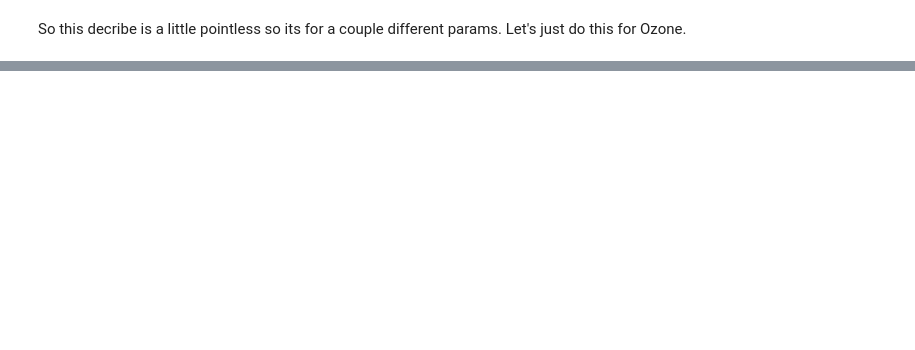
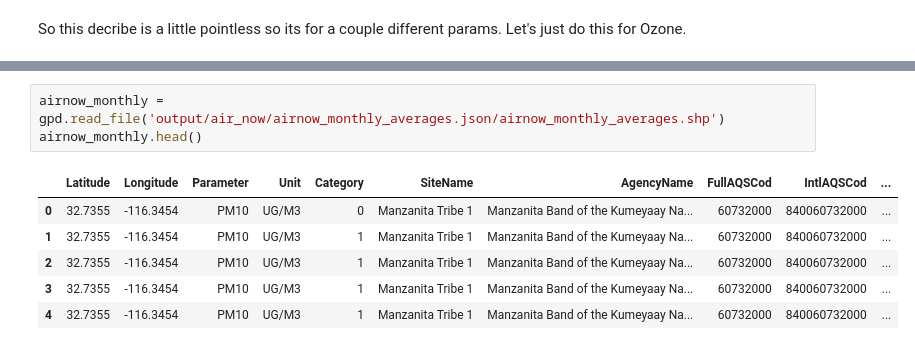
Before and after one commit to hikari-murayama/CA_ag_pollution, a Jupyter notebook: 00_Exploration_AirNow.ipynb, the cells around one changed output, grey strips where cells are left out. Drawn from its saved outputs; the diff is of its cells as text; blank space fills up the shorter version.

```diff
--- a/00_Exploration_AirNow.ipynb
+++ b/00_Exploration_AirNow.ipynb
@@ -101,0 +105,10 @@ The data ranges from 2017 to 2020, values range from 0 to ~35 for all locations.
+# %%
+airnow_monthly = gpd.read_file('output/air_now/airnow_monthly_averages.json/airnow_monthly_averages.shp')
+airnow_monthly.head()
+# %% [output]
+|  | Latitude | Longitude | Parameter | Unit | Category | SiteName | AgencyName | FullAQSCod | IntlAQSCod | ... |
+| 0 | 32.7355 | -116.3454 | PM10 | UG/M3 | 0 | Manzanita Tribe 1 | Manzanita Band of the Kumeyaay Na... | 60732000 | 840060732000 | ... |
+| 1 | 32.7355 | -116.3454 | PM10 | UG/M3 | 1 | Manzanita Tribe 1 | Manzanita Band of the Kumeyaay Na... | 60732000 | 840060732000 | ... |
+| 2 | 32.7355 | -116.3454 | PM10 | UG/M3 | 1 | Manzanita Tribe 1 | Manzanita Band of the Kumeyaay Na... | 60732000 | 840060732000 | ... |
+| 3 | 32.7355 | -116.3454 | PM10 | UG/M3 | 1 | Manzanita Tribe 1 | Manzanita Band of the Kumeyaay Na... | 60732000 | 840060732000 | ... |
+| 4 | 32.7355 | -116.3454 | PM10 | UG/M3 | 1 | Manzanita Tribe 1 | Manzanita Band of the Kumeyaay Na... | 60732000 | 840060732000 | ... |
```
Also changed, not shown: parts of 19 cells of this notebook.
